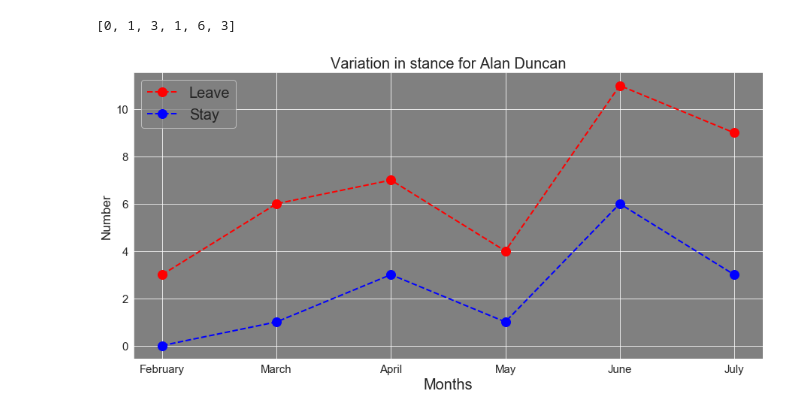
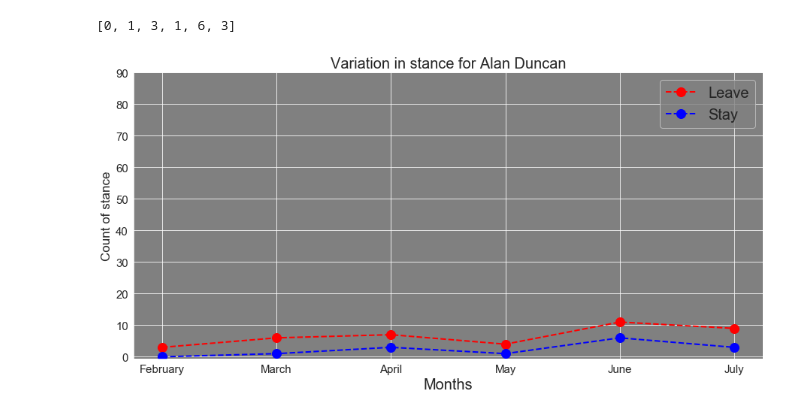
Before and after one commit to abhisheksaxena1998/hate_speech_threat_detection, a Jupyter notebook: Alanduncan.ipynb, the cells around one changed output. Cells and saved outputs as stored; diff of their text form; code cells hidden in the pictures.

```diff
--- a/Alanduncan.ipynb
+++ b/Alanduncan.ipynb
@@ -1076,14 +1076,15 @@ sta
 # %%
 fig, ax = plt.subplots(figsize=(15,7))
 
 ax.plot(months, lea,color='red', marker='o', linestyle='dashed',linewidth=2, markersize=12,label="Leave")#
 ax.plot(months, sta,color='blue', marker='o', linestyle='dashed',linewidth=2, markersize=12,label="Stay")
+plt.yticks([0,10,20,30,40,50,60,70,80,90])
 ax.set_xlabel('Months',fontsize=20)
-ax.set_ylabel('Number',fontsize=17)
+ax.set_ylabel('Count of stance',fontsize=17)
 ax.set_title("Variation in stance for Alan Duncan",fontsize=20)
 ax = plt.gca()
 ax.legend(prop={'size': 20})
 
 ax.tick_params(axis = 'both', which = 'major', labelsize = 15)
 # %% [output]
-[figure, old version]
+[figure, new version]
```
Also changed, not shown: parts of 11 cells of this notebook, 17 other files.
